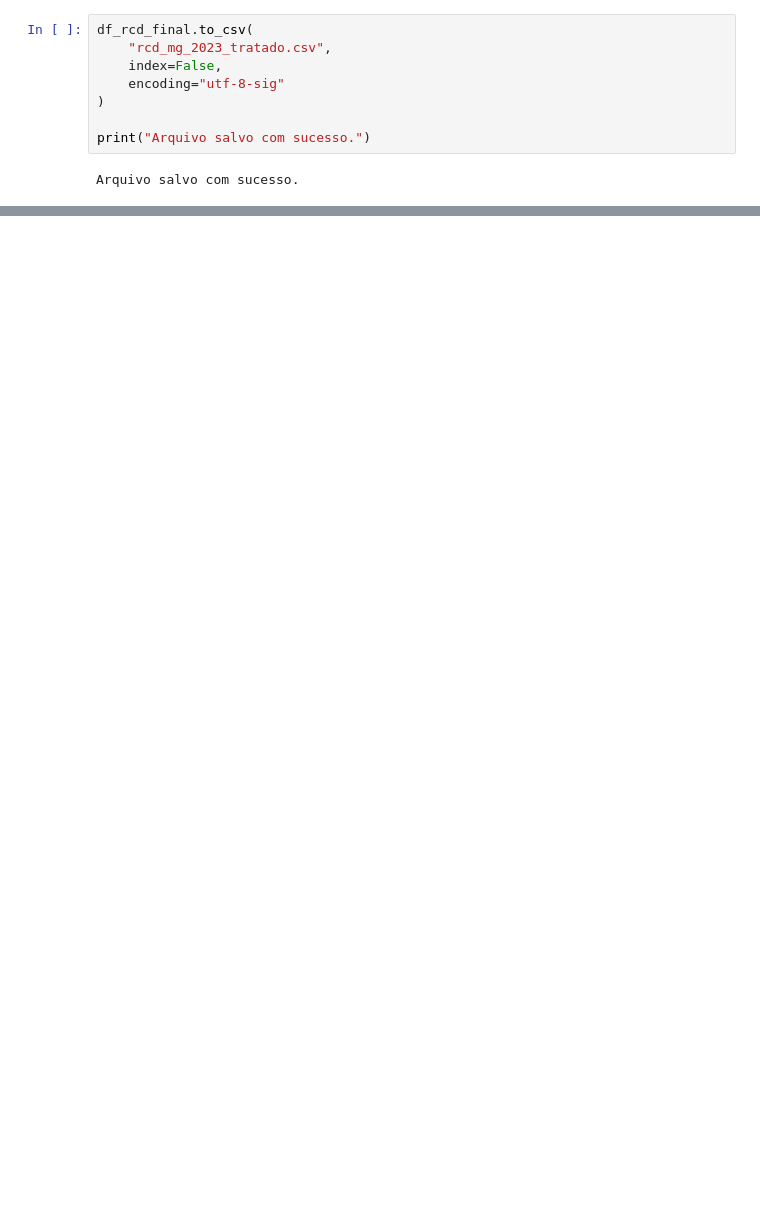
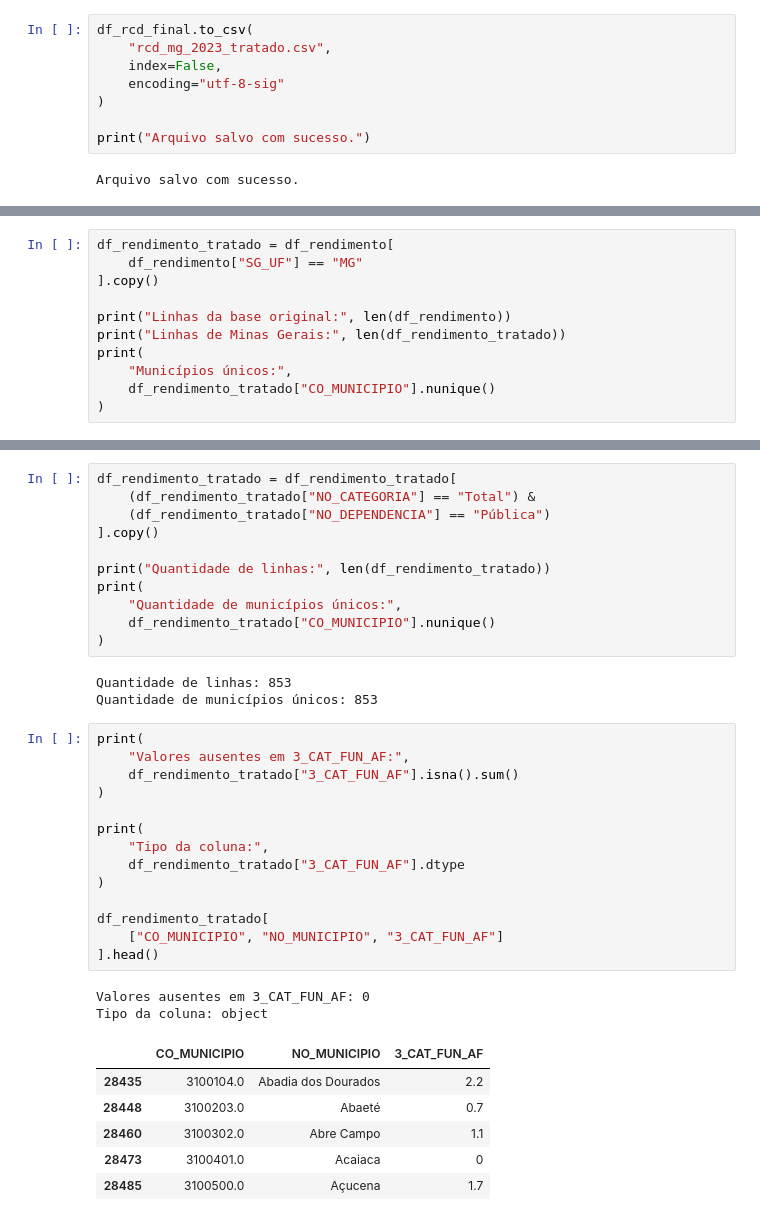
Before and after one commit to RaniellyPatricia/predicao-abandono-escolar-mg, a Jupyter notebook: notebooks/01_coleta_e_descricao.ipynb, the cells around one changed output, grey strips where cells are left out. Cells and saved outputs as stored; diff of their text form; blank space fills up the shorter version.

```diff
--- a/notebooks/01_coleta_e_descricao.ipynb
+++ b/notebooks/01_coleta_e_descricao.ipynb
@@ -938,0 +1011,11 @@ files.download("rcd_mg_2023_tratado.csv")
+# %%
+df_rendimento_tratado = df_rendimento[
+    df_rendimento["SG_UF"] == "MG"
+].copy()
+
+print("Linhas da base original:", len(df_rendimento))
+print("Linhas de Minas Gerais:", len(df_rendimento_tratado))
+print(
+    "Municípios únicos:",
+    df_rendimento_tratado["CO_MUNICIPIO"].nunique()
+)
@@ -938,0 +1038,37 @@ files.download("rcd_mg_2023_tratado.csv")
+# %%
+df_rendimento_tratado = df_rendimento_tratado[
+    (df_rendimento_tratado["NO_CATEGORIA"] == "Total") &
+    (df_rendimento_tratado["NO_DEPENDENCIA"] == "Pública")
+].copy()
+
+print("Quantidade de linhas:", len(df_rendimento_tratado))
+print(
+    "Quantidade de municípios únicos:",
+    df_rendimento_tratado["CO_MUNICIPIO"].nunique()
+)
+# %% [output]
+Quantidade de linhas: 853
+Quantidade de municípios únicos: 853
+# %%
+print(
+    "Valores ausentes em 3_CAT_FUN_AF:",
+    df_rendimento_tratado["3_CAT_FUN_AF"].isna().sum()
+)
+
+print(
+    "Tipo da coluna:",
+    df_rendimento_tratado["3_CAT_FUN_AF"].dtype
+)
+
+df_rendimento_tratado[
+    ["CO_MUNICIPIO", "NO_MUNICIPIO", "3_CAT_FUN_AF"]
+].head()
+# %% [output]
+Valores ausentes em 3_CAT_FUN_AF: 0
+Tipo da coluna: object
+|  | CO_MUNICIPIO | NO_MUNICIPIO | 3_CAT_FUN_AF |
+| 28435 | 3100104.0 | Abadia dos Dourados | 2.2 |
+| 28448 | 3100203.0 | Abaeté | 0.7 |
+| 28460 | 3100302.0 | Abre Campo | 1.1 |
+| 28473 | 3100401.0 | Acaiaca | 0 |
+| 28485 | 3100500.0 | Açucena | 1.7 |
```
Also changed, not shown: parts of 11 cells of this notebook.
